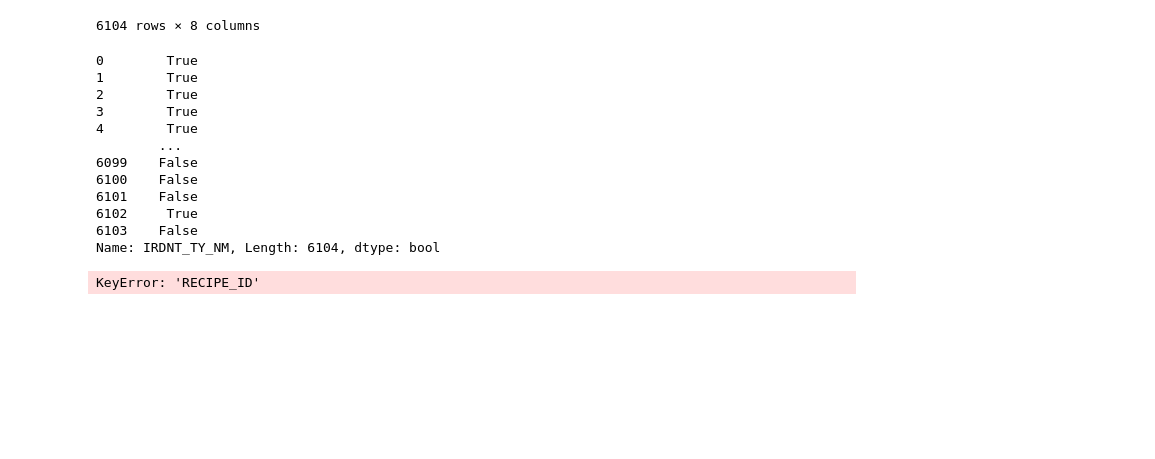
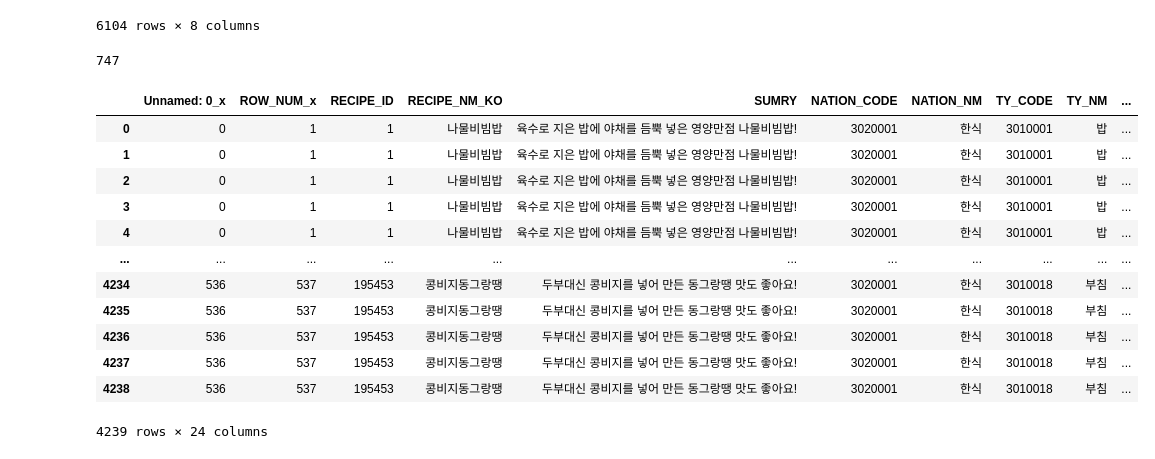
Before and after one commit to gyocheol/Final_project, a Jupyter notebook: 재료 갯수.ipynb, the cells around one changed output. Drawn from its saved outputs; the diff is of its cells as text; code cells hidden in the pictures; blank space fills up the shorter version.

```diff
--- a/재료 갯수.ipynb
+++ b/재료 갯수.ipynb
@@ -19,4 +19,4 @@ df
 | 536 | 536 | 537 | 195453 | 콩비지동그랑땡 | 두부대신 콩비지를 넣어 만든 동그랑땡 맛도 좋아요! | 3020001 | 한식 | 3010018 | 부침 | ... |
 537 rows × 17 columns
 # %%
-df[df['NATION_NM']=='한식']
+df = df[df['NATION_NM']=='한식']
@@ -51,19 +37,3 @@ jae
 | 6102 | 6102 | 3999 | 361 | 3999 | 무 | 2011-01-02 | 3060001 | 주재료 |
 | 6103 | 6103 | 4000 | 361 | 4000 | 미나리 | 10줄기 | 3060002 | 부재료 |
 6104 rows × 8 columns
-# %%
-ja = jae['IRDNT_TY_NM']=='주재료'
-ja
-# %% [output]
-0        True
-1        True
-2        True
-3        True
-4        True
-        ...
-6099    False
-6100    False
-6101    False
-6102     True
-6103    False
-Name: IRDNT_TY_NM, Length: 6104, dtype: bool
@@ -70,5 +42,21 @@ Name: IRDNT_TY_NM, Length: 6104, dtype: bool
+# %%
+len(aa)
+# %% [output]
+747
 # %%
-all = pd.merge(df, ja, on='RECIPE_ID')
+all = pd.merge(df, jae, on='RECIPE_ID')
 all
 # %% [output]
+|  | Unnamed: 0_x | ROW_NUM_x | RECIPE_ID | RECIPE_NM_KO | SUMRY | NATION_CODE | NATION_NM | TY_CODE | TY_NM | ... |
+| 0 | 0 | 1 | 1 | 나물비빔밥 | 육수로 지은 밥에 야채를 듬뿍 넣은 영양만점 나물비빔밥! | 3020001 | 한식 | 3010001 | 밥 | ... |
+| 1 | 0 | 1 | 1 | 나물비빔밥 | 육수로 지은 밥에 야채를 듬뿍 넣은 영양만점 나물비빔밥! | 3020001 | 한식 | 3010001 | 밥 | ... |
+| 2 | 0 | 1 | 1 | 나물비빔밥 | 육수로 지은 밥에 야채를 듬뿍 넣은 영양만점 나물비빔밥! | 3020001 | 한식 | 3010001 | 밥 | ... |
+| 3 | 0 | 1 | 1 | 나물비빔밥 | 육수로 지은 밥에 야채를 듬뿍 넣은 영양만점 나물비빔밥! | 3020001 | 한식 | 3010001 | 밥 | ... |
+| 4 | 0 | 1 | 1 | 나물비빔밥 | 육수로 지은 밥에 야채를 듬뿍 넣은 영양만점 나물비빔밥! | 3020001 | 한식 | 3010001 | 밥 | ... |
+| ... | ... | ... | ... | ... | ... | ... | ... | ... | ... | ... |
+| 4234 | 536 | 537 | 195453 | 콩비지동그랑땡 | 두부대신 콩비지를 넣어 만든 동그랑땡 맛도 좋아요! | 3020001 | 한식 | 3010018 | 부침 | ... |
+| 4235 | 536 | 537 | 195453 | 콩비지동그랑땡 | 두부대신 콩비지를 넣어 만든 동그랑땡 맛도 좋아요! | 3020001 | 한식 | 3010018 | 부침 | ... |
+| 4236 | 536 | 537 | 195453 | 콩비지동그랑땡 | 두부대신 콩비지를 넣어 만든 동그랑땡 맛도 좋아요! | 3020001 | 한식 | 3010018 | 부침 | ... |
+| 4237 | 536 | 537 | 195453 | 콩비지동그랑땡 | 두부대신 콩비지를 넣어 만든 동그랑땡 맛도 좋아요! | 3020001 | 한식 | 3010018 | 부침 | ... |
+| 4238 | 536 | 537 | 195453 | 콩비지동그랑땡 | 두부대신 콩비지를 넣어 만든 동그랑땡 맛도 좋아요! | 3020001 | 한식 | 3010018 | 부침 | ... |
-KeyError: 'RECIPE_ID'
+4239 rows × 24 columns
```
Also changed, not shown: parts of 6 cells of this notebook.
